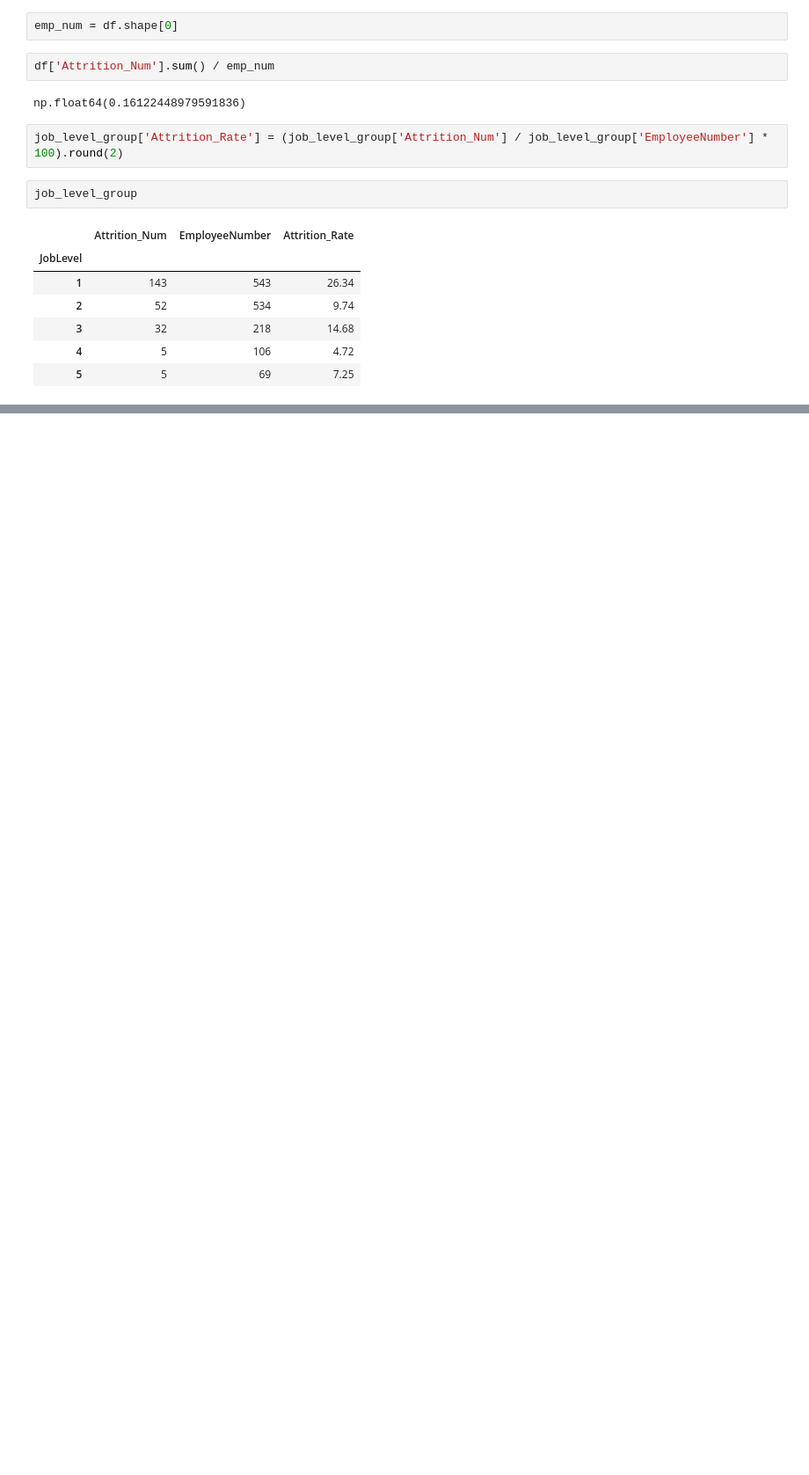
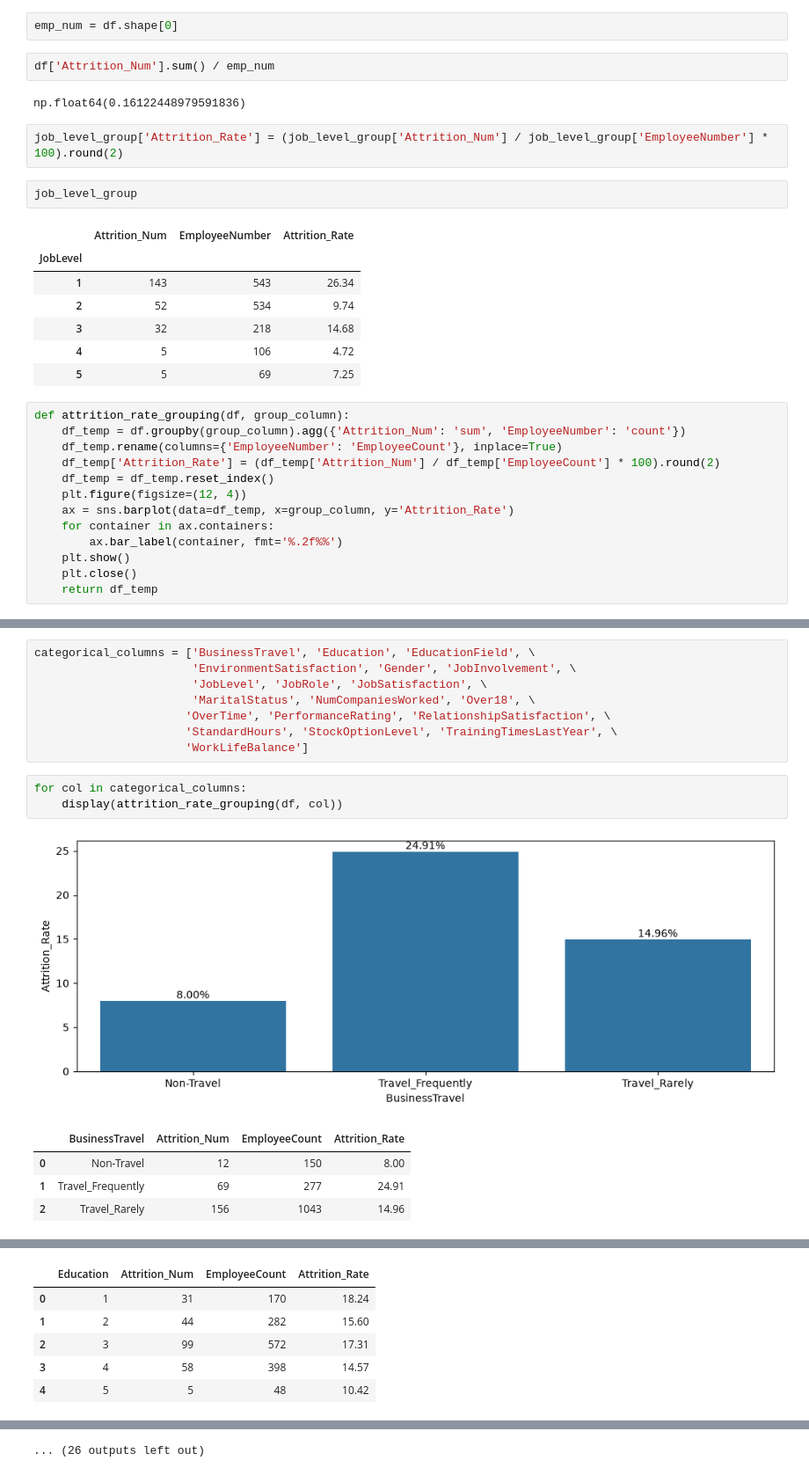
Before and after one commit to danielphilip12/HR_Analytics, a Jupyter notebook: notebooks/hr_attrition_eda.ipynb, the cells around one changed output, grey strips where cells are left out. Shown at 88% size. Drawn from its saved outputs; the diff is of its cells as text; blank space fills up the shorter version.

Commit message:
Created function to calculate attrition rate of categorical columns, as well as display bar chart of the same

```diff
--- a/notebooks/hr_attrition_eda.ipynb
+++ b/notebooks/hr_attrition_eda.ipynb
@@ -121,3 +120,16 @@ job_level_group
 | 3 | 32 | 218 | 14.68 |
 | 4 | 5 | 106 | 4.72 |
 | 5 | 5 | 69 | 7.25 |
+# %%
+def attrition_rate_grouping(df, group_column):
+    df_temp = df.groupby(group_column).agg({'Attrition_Num': 'sum', 'EmployeeNumber': 'count'})
+    df_temp.rename(columns={'EmployeeNumber': 'EmployeeCount'}, inplace=True)
+    df_temp['Attrition_Rate'] = (df_temp['Attrition_Num'] / df_temp['EmployeeCount'] * 100).round(2)
+    df_temp = df_temp.reset_index()
+    plt.figure(figsize=(12, 4))
+    ax = sns.barplot(data=df_temp, x=group_column, y='Attrition_Rate')
+    for container in ax.containers:
+        ax.bar_label(container, fmt='%.2f%%')
+    plt.show()
+    plt.close()
+    return df_temp
@@ -123,0 +165,17 @@ job_level_group
+# %%
+categorical_columns = ['BusinessTravel', 'Education', 'EducationField', \
+                       'EnvironmentSatisfaction', 'Gender', 'JobInvolvement', \
+                       'JobLevel', 'JobRole', 'JobSatisfaction', \
+                       'MaritalStatus', 'NumCompaniesWorked', 'Over18', \
+                      'OverTime', 'PerformanceRating', 'RelationshipSatisfaction', \
+                      'StandardHours', 'StockOptionLevel', 'TrainingTimesLastYear', \
+                      'WorkLifeBalance']
+# %%
+for col in categorical_columns:
+    display(attrition_rate_grouping(df, col))
+# %% [output]
+[figure, added]
+|  | BusinessTravel | Attrition_Num | EmployeeCount | Attrition_Rate |
+| 0 | Non-Travel | 12 | 150 | 8.00 |
+| 1 | Travel_Frequently | 69 | 277 | 24.91 |
+| 2 | Travel_Rarely | 156 | 1043 | 14.96 |
@@ -123,0 +183,6 @@ job_level_group
+|  | Education | Attrition_Num | EmployeeCount | Attrition_Rate |
+| 0 | 1 | 31 | 170 | 18.24 |
+| 1 | 2 | 44 | 282 | 15.60 |
+| 2 | 3 | 99 | 572 | 17.31 |
+| 3 | 4 | 58 | 398 | 14.57 |
+| 4 | 5 | 5 | 48 | 10.42 |
@@ -123,0 +213 @@ job_level_group
+... (26 outputs left out)
```
Also changed, not shown: parts of 9 cells of this notebook, 1 other file.
